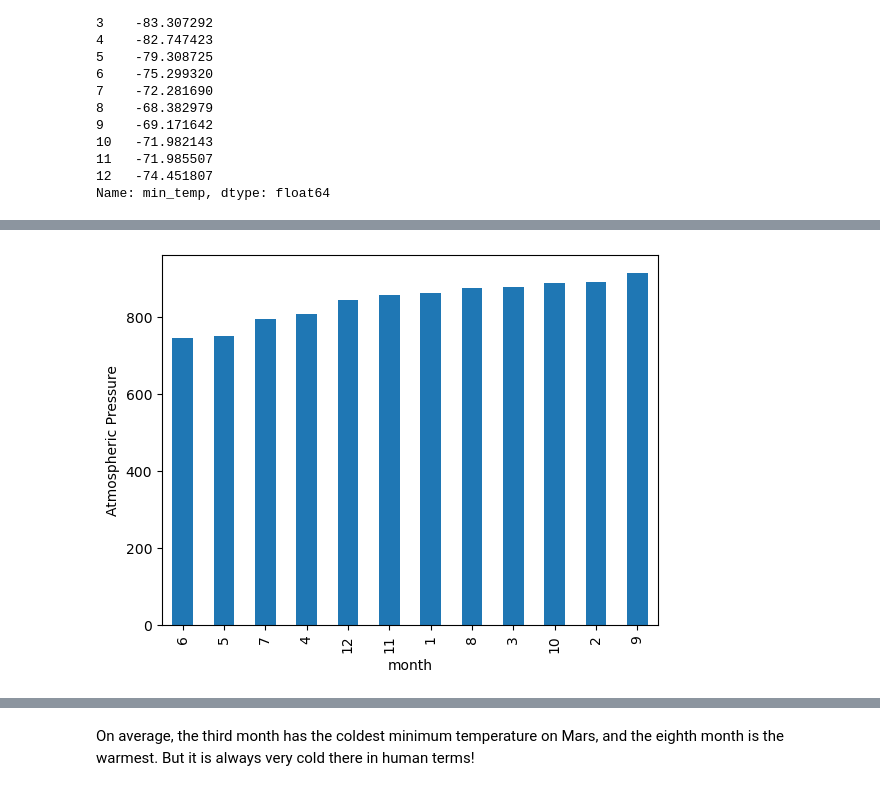
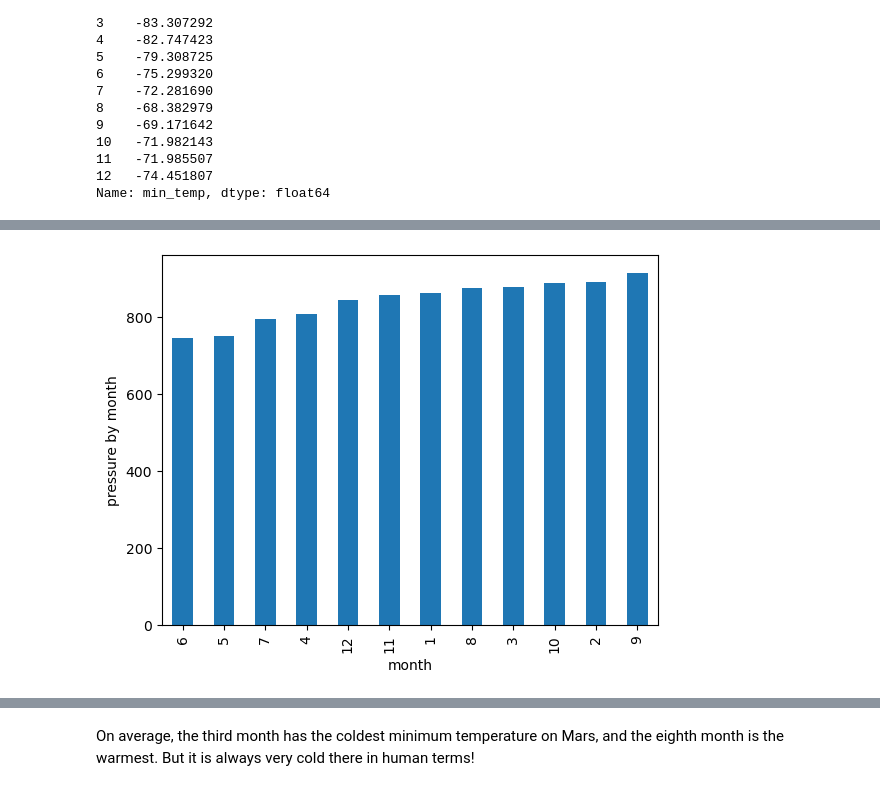
Before and after one commit to wemlaztdj/web-scraping-challenge, a Jupyter notebook: part_2_mars_weather.ipynb, the cells around one changed output, grey strips where cells are left out. Saved outputs shown, nothing was run; the diff lists cells and outputs as text; code cells hidden in the pictures.

```diff
--- a/part_2_mars_weather.ipynb
+++ b/part_2_mars_weather.ipynb
@@ -238,2 +253,5 @@ Name: min_temp, dtype: float64
 # %%
 # 4. Average pressure by Martian month
+avepre= df.groupby('month')['pressure'].mean()
+avepre
+sortedpre=avepre.sort_values()
@@ -255,6 +258,9 @@ Name: pressure, dtype: float64
 # %%
 # Plot the average pressure by month
+sortedpre.plot(kind='bar')
+plt.ylabel('pressure by month')
+plt.show()
 # %% [output]
-[figure, old version]
+[figure, new version]
 # %%
 # 5. How many terrestrial (earth) days are there in a Martian year?
```
Also changed, not shown: parts of 9 cells of this notebook.
